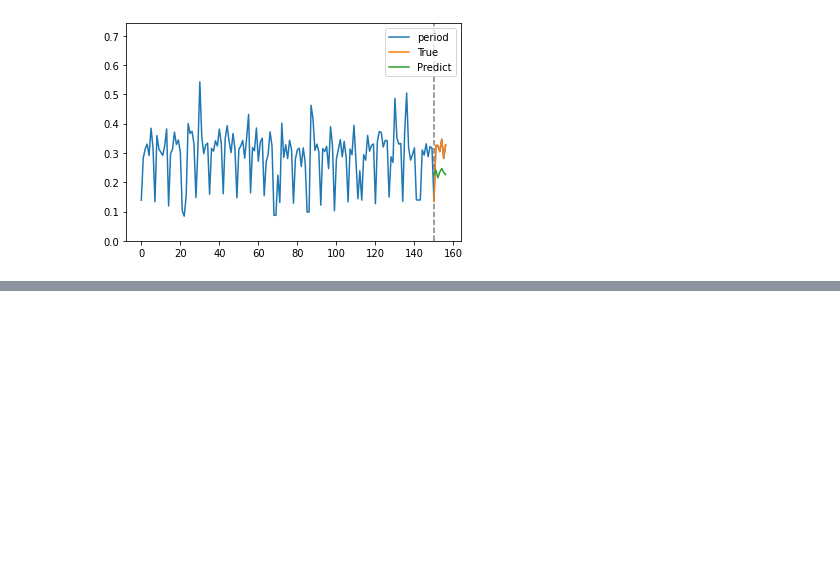
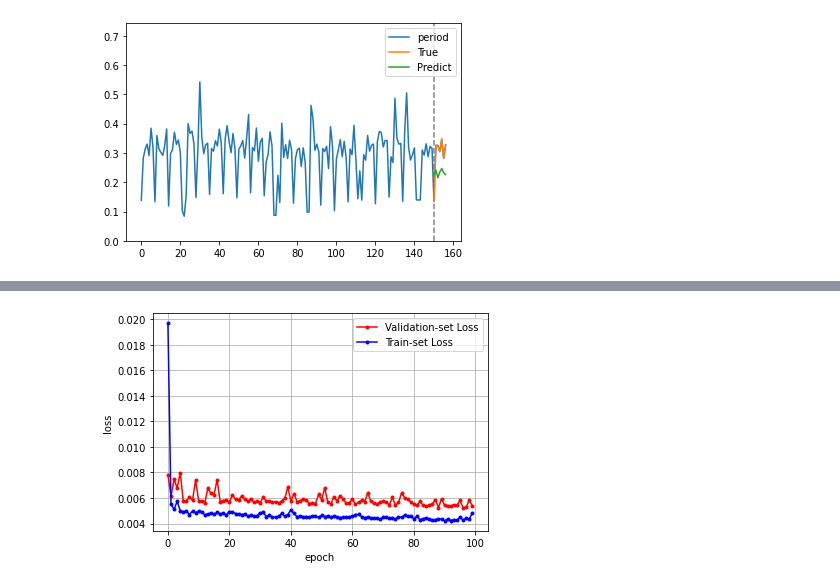
Before and after one commit to ferrry-ghsb/bigdata_6team, a Jupyter notebook: [ksy]RNN.ipynb, the cells around one changed output, grey strips where cells are left out. Cells and saved outputs as stored; diff of their text form; code cells hidden in the pictures; blank space fills up the shorter version.

```diff
--- a/[ksy]RNN.ipynb
+++ b/[ksy]RNN.ipynb
@@ -295,0 +374,23 @@ plt.show()
+# %%
+X_train = []
+Y_train = []
+for i in range(time_steps, train_len-1):
+  X_train.append(train[i-time_steps:i])
+  Y_train.append(train.iloc[i, 0])
+
+X_test = []
+Y_test = []
+for i in range(time_steps, test_len-1):
+  X_test.append(test[i-time_steps:i])
+  Y_test.append(test.iloc[i, 0])
+
+X_train, Y_train = np.array(X_train), np.array(Y_train)
+X_test, Y_test = np.array(X_test), np.array(Y_test)
+# %%
+K.clear_session()
+model = Sequential()
+model.add(SimpleRNN(100, input_shape=(None, 3), return_sequences=False)),
+model.add(Dense(1))
+model.compile(loss='mean_squared_error', optimizer='adam')
+
+model.summary()
@@ -295,0 +411,2 @@ plt.show()
+# %%
+history = model.fit(X_train, Y_train, epochs=100, validation_data=(X_test, Y_test))
@@ -295,0 +431,15 @@ plt.show()
+# %%
+y_vloss = history.history['val_loss']
+y_loss = history.history['loss']
+
+x_len = np.arange(len(y_loss))
+plt.plot(x_len, y_vloss, marker='.', c='red', label="Validation-set Loss")
+plt.plot(x_len, y_loss, marker='.', c='blue', label="Train-set Loss")
+
+plt.legend(loc='upper right')
+plt.grid()
+plt.xlabel('epoch')
+plt.ylabel('loss')
+plt.show()
+# %% [output]
+[figure, added]
```
Also changed, not shown: parts of 12 cells of this notebook.
